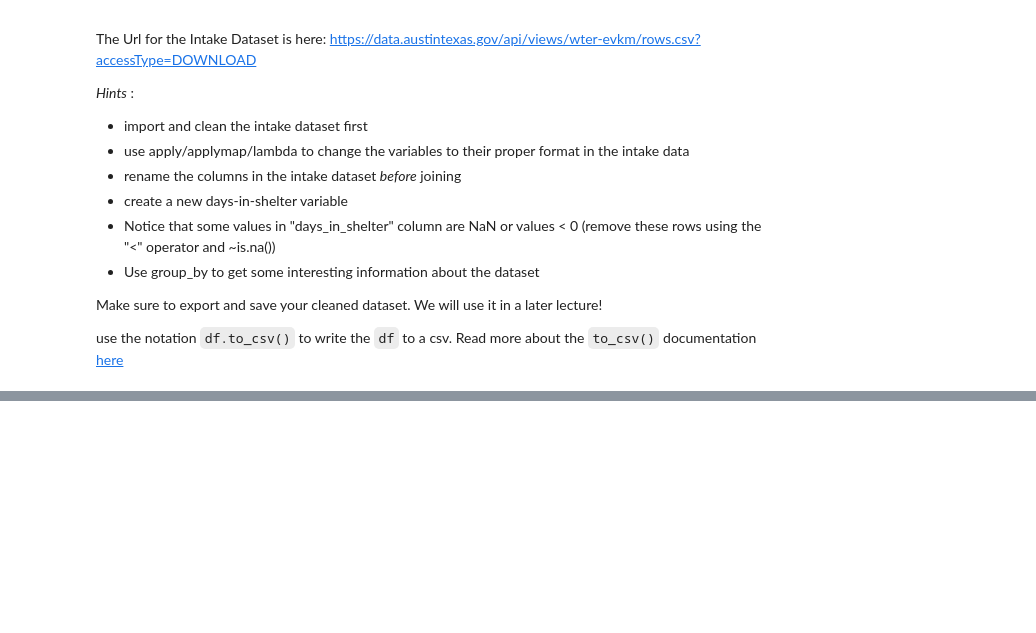
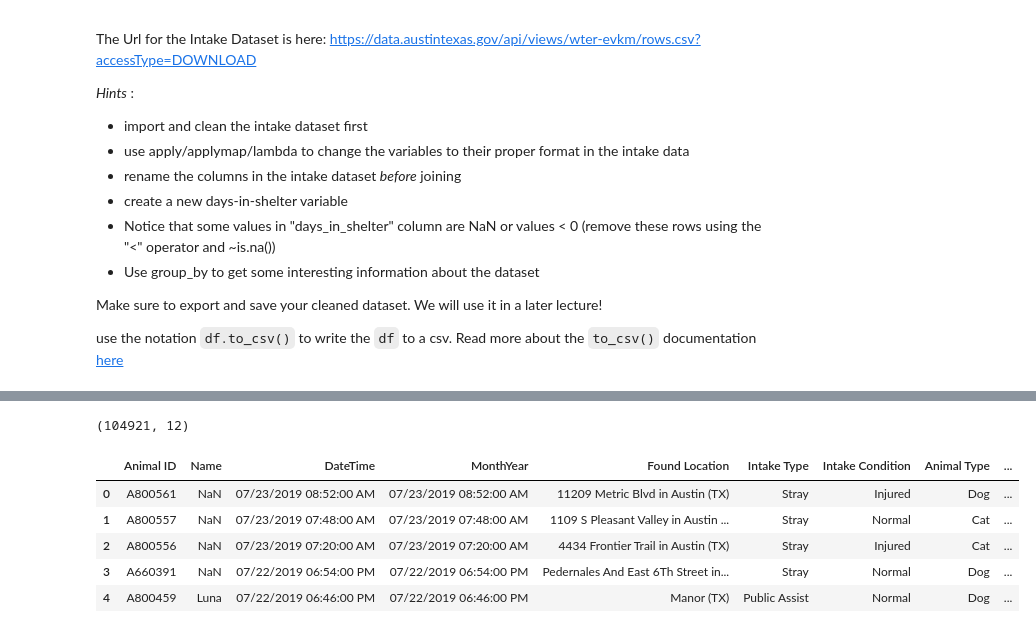
Before and after one commit to michellejkim/dc-ds-071519, a Jupyter notebook: 1-Module/week-2/day-6-pandas-part-2/manipulating_data_with_pandas-MJK.ipynb, the cells around one changed output, grey strips where cells are left out. Saved outputs shown, nothing was run; the diff lists cells and outputs as text; code cells hidden in the pictures; blank space fills up the shorter version.

```diff
--- a/1-Module/week-2/day-6-pandas-part-2/manipulating_data_with_pandas-MJK.ipynb
+++ b/1-Module/week-2/day-6-pandas-part-2/manipulating_data_with_pandas-MJK.ipynb
@@ -680,0 +816,17 @@ use the notation `df.to_csv()` to write the `df` to a csv. Read more about the `
+# %%
+# join out comes with intake data
+animal_intake = pd.read_csv('https://data.austintexas.gov/api/views/wter-evkm/rows.csv?accessType=DOWNLOAD')
+animal_intake.head()
+print(animal_intake.shape)
+# clean data: datetime, arrange column heads etc.
+# %% [output]
+(104921, 12)
+# %%
+animal_intake.head()
+# %% [output]
+|  | Animal ID | Name | DateTime | MonthYear | Found Location | Intake Type | Intake Condition | Animal Type | ... |
+| 0 | A800561 | NaN | 07/23/2019 08:52:00 AM | 07/23/2019 08:52:00 AM | 11209 Metric Blvd in Austin (TX) | Stray | Injured | Dog | ... |
+| 1 | A800557 | NaN | 07/23/2019 07:48:00 AM | 07/23/2019 07:48:00 AM | 1109 S Pleasant Valley in Austin ... | Stray | Normal | Cat | ... |
+| 2 | A800556 | NaN | 07/23/2019 07:20:00 AM | 07/23/2019 07:20:00 AM | 4434 Frontier Trail in Austin (TX) | Stray | Injured | Cat | ... |
+| 3 | A660391 | NaN | 07/22/2019 06:54:00 PM | 07/22/2019 06:54:00 PM | Pedernales And East 6Th Street in... | Stray | Normal | Dog | ... |
+| 4 | A800459 | Luna | 07/22/2019 06:46:00 PM | 07/22/2019 06:46:00 PM | Manor (TX) | Public Assist | Normal | Dog | ... |
```
Also changed, not shown: parts of 55 cells of this notebook, 3 other files.
